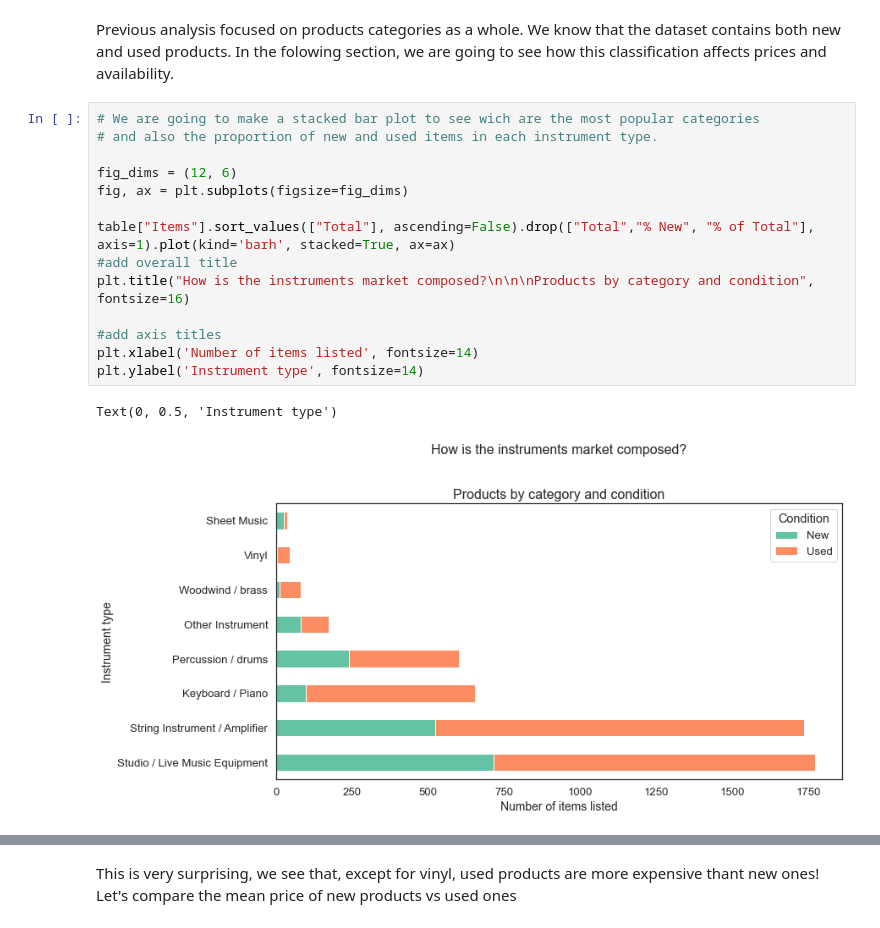
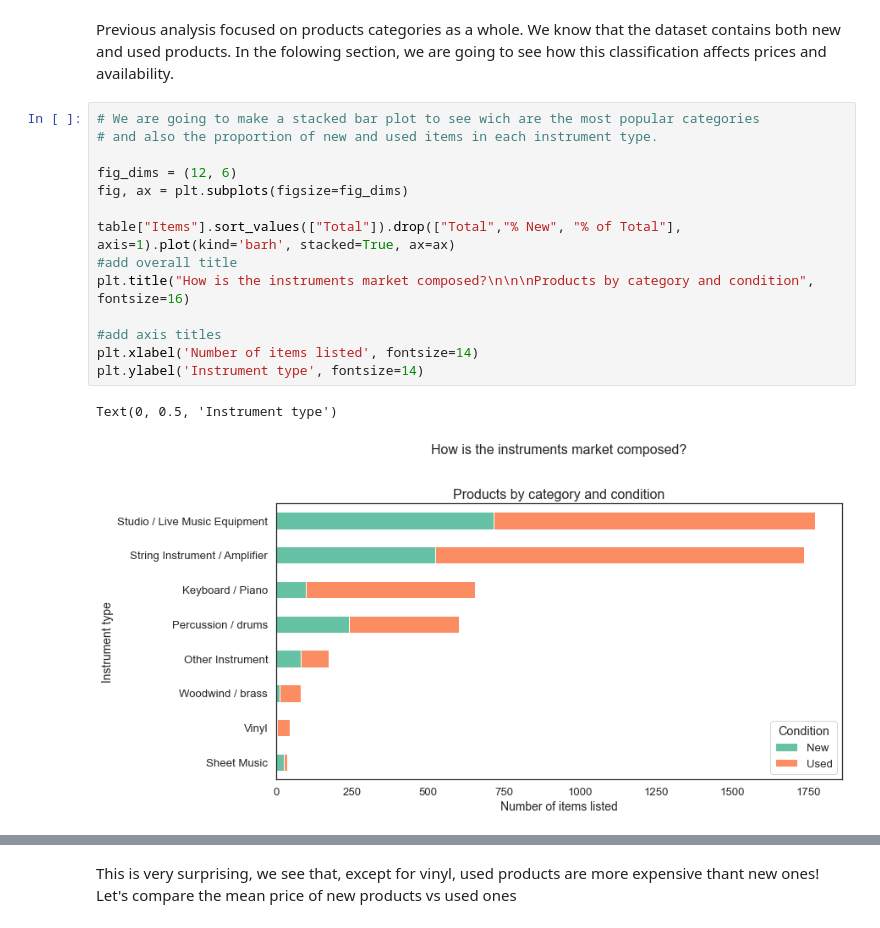
Before and after one commit to LeandroHornos/musical-instruments-prices, a Jupyter notebook: exploratory-analysis.ipynb, the cells around one changed output, grey strips where cells are left out. Saved outputs shown, nothing was run; the diff lists cells and outputs as text.

```diff
--- a/exploratory-analysis.ipynb
+++ b/exploratory-analysis.ipynb
@@ -118,20 +119,20 @@ Previous analysis focused on products categories as a whole. We know that the da
 # %%
 # We are going to make a stacked bar plot to see wich are the most popular categories
 # and also the proportion of new and used items in each instrument type.
 
 fig_dims = (12, 6)
 fig, ax = plt.subplots(figsize=fig_dims)
 
-table["Items"].sort_values(["Total"], ascending=False).drop(["Total","% New", "% of Total"], axis=1).plot(kind='barh', stacked=True, ax=ax)
+table["Items"].sort_values(["Total"]).drop(["Total","% New", "% of Total"], axis=1).plot(kind='barh', stacked=True, ax=ax)
 #add overall title
 plt.title("How is the instruments market composed?\n\n\nProducts by category and condition", fontsize=16)
 
 #add axis titles
 plt.xlabel('Number of items listed', fontsize=14)
 plt.ylabel('Instrument type', fontsize=14)
 # %% [output]
 Text(0, 0.5, 'Instrument type')
-[figure, old version]
+[figure, new version]
 # %%
 #Box Plot
 fig_dims = (10, 8)
```
Also changed, not shown: parts of 12 cells of this notebook, 3 other files.
